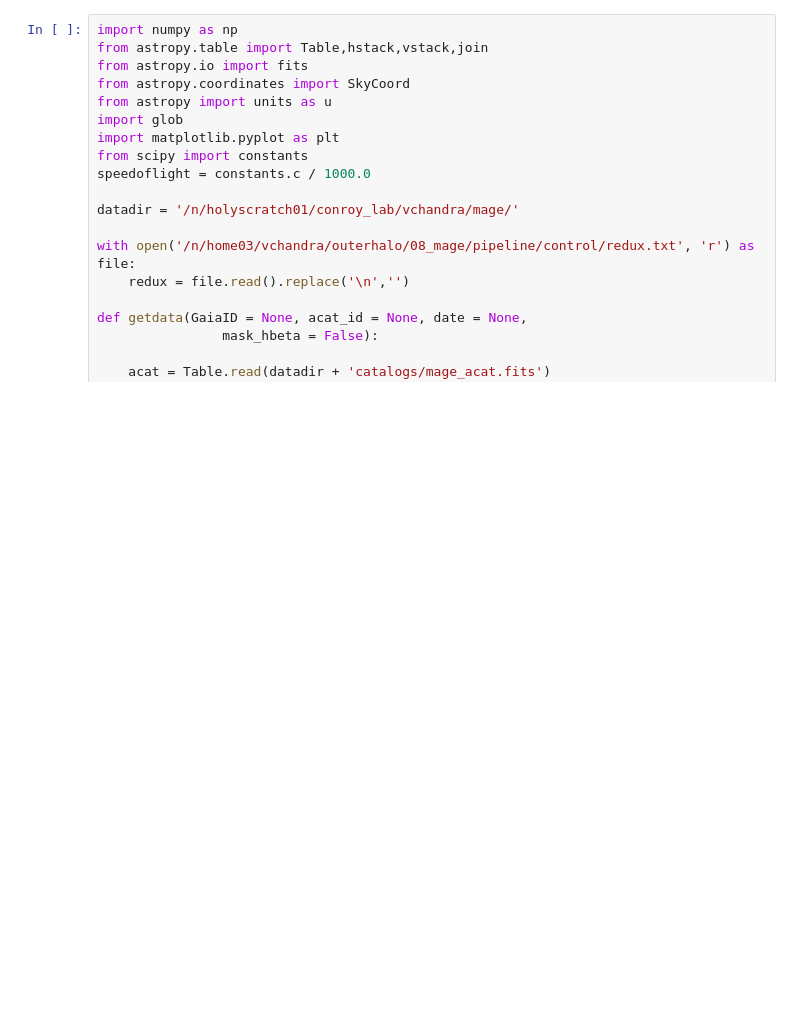
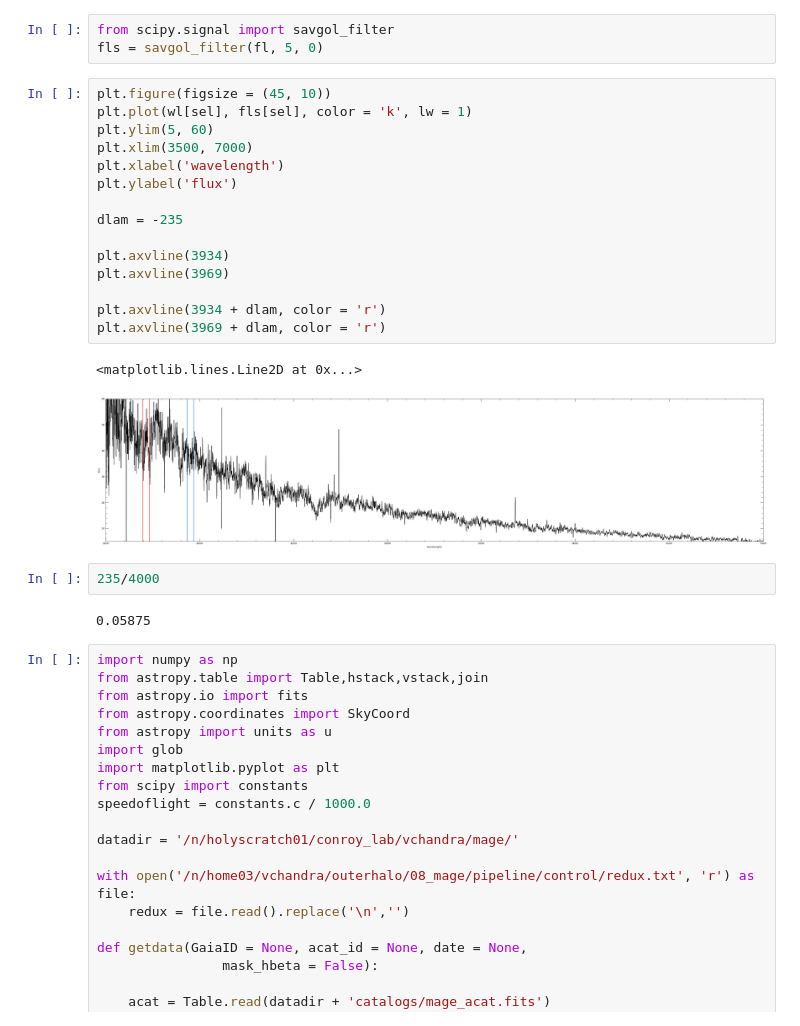
Before and after one commit to vedantchandra/merlin, a Jupyter notebook: pipeline/nb/99_dev_getspec.ipynb, the cells around one changed output. Cells and saved outputs as stored; diff of their text form; blank space fills up the shorter version.

```diff
--- a/pipeline/nb/99_dev_getspec.ipynb
+++ b/pipeline/nb/99_dev_getspec.ipynb
@@ -1,3 +42,28 @@
+# %%
+from scipy.signal import savgol_filter
+fls = savgol_filter(fl, 5, 0)
+# %%
+plt.figure(figsize = (45, 10))
+plt.plot(wl[sel], fls[sel], color = 'k', lw = 1)
+plt.ylim(5, 60)
+plt.xlim(3500, 7000)
+plt.xlabel('wavelength')
+plt.ylabel('flux')
+
+dlam = -235
+
+plt.axvline(3934)
+plt.axvline(3969)
+
+plt.axvline(3934 + dlam, color = 'r')
+plt.axvline(3969 + dlam, color = 'r')
+# %% [output]
+<matplotlib.lines.Line2D at 0x...>
+[figure, added]
+# %%
+235/4000
+# %% [output]
+0.05875
 # %%
 import numpy as np
 from astropy.table import Table,hstack,vstack,join
```
Also changed, not shown: parts of 8 cells of this notebook, 17 other files.
